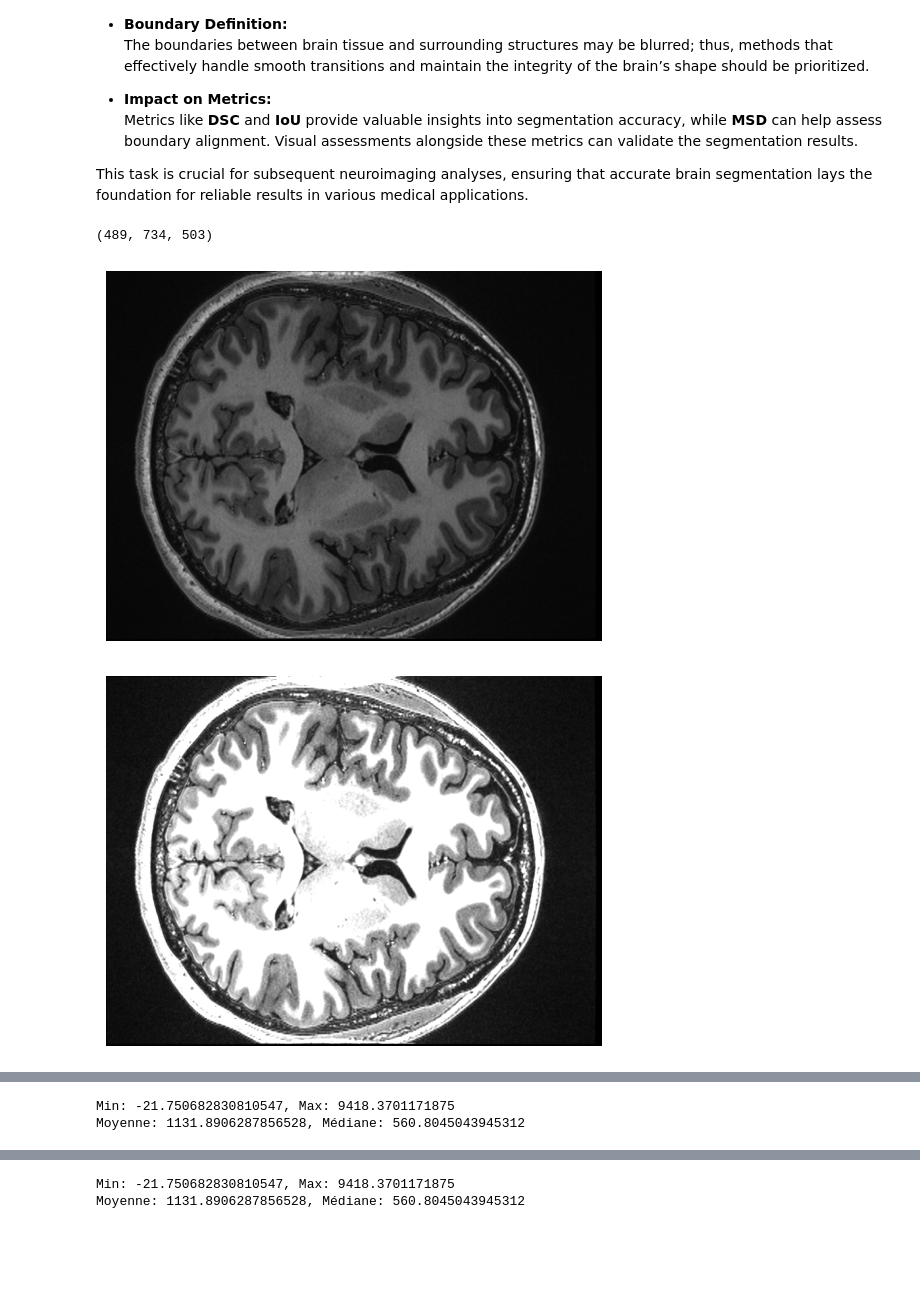
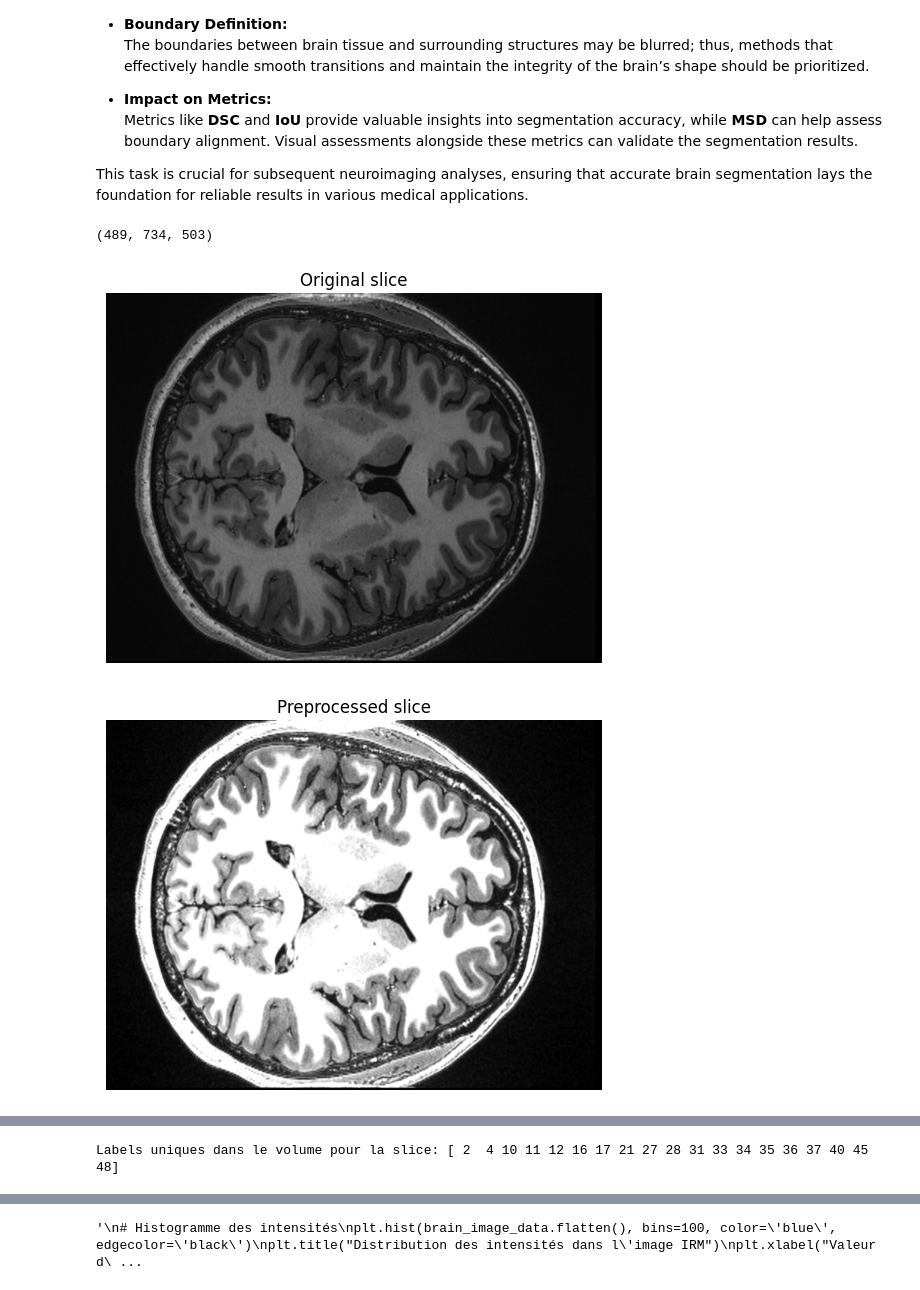
Before and after one commit to liseregn/INFO-H500, a Jupyter notebook: TP5/TP5_Medical_Image_Segmentation.ipynb, the cells around one changed output, grey strips where cells are left out. Drawn from its saved outputs; the diff is of its cells as text; code cells hidden in the pictures; blank space fills up the shorter version.

```diff
--- a/TP5/TP5_Medical_Image_Segmentation.ipynb
+++ b/TP5/TP5_Medical_Image_Segmentation.ipynb
@@ -678,47 +684,93 @@ slice_index = brain_image_data.shape[2] // 2
 print(brain_image_data.shape)
 
 """Image preprocessing"""
-
-
 # Display the slice
 plt.imshow(brain_image_data[:,:,slice_index], cmap='gray', aspect='auto')
+plt.title("Original slice")
 plt.axis('off')
 plt.show()
 
 #Range windowing
 brain_window = np.clip(brain_image_data, 200, 2500)
 
 # Normalize the windowed volume to [0, 1] for better thresholding
 n_brain_volume = (brain_window - brain_window.min()) / (brain_window.max() - brain_window.min())
+n_brain_volume = filters.gaussian(n_brain_volume, sigma = 0.5)
 
 plt.imshow(n_brain_volume[:,:,slice_index], cmap='gray', aspect='auto')
+plt.title("Preprocessed slice")
 plt.axis('off')
 plt.show()
 
 # Apply Otsu's thresholding on the normalized volume
 from skimage.filters import threshold_otsu
 threshold = threshold_otsu(n_brain_volume)
 binary_volume = n_brain_volume > threshold
 
 plt.imshow(binary_volume[:,:,slice_index], cmap='gray', aspect='auto')
+plt.title("Otsu tresholded slice")
 plt.axis('off')
 plt.show()
-print(f"Min: {brain_image_data.min()}, Max: {brain_image_data.max()}")
-print(f"Moyenne: {brain_image_data.mean()}, Médiane: {np.median(brain_image_data)}")
 
-import matplotlib.pyplot as plt
 
+#Region-based 1
+watershed_volume = np.zeros_like(binary_volume)
+edges = canny(binary_volume[:, :, slice_index])
+distance = ndi.distance_transform_edt(~edges) #retourne la distance de chaque pixel avec spn bord le plus proche
+markers = ndi.label(distance > 5)[0] #marqueurs = pixels avec une d>5 ([0] donne le tableau de labels)
+watershed_slice = watershed(-distance, markers, mask=binary_volume[:, :, slice_index]) #dist nég car watershed remplit les regions de la valeur la + basse a la valeur la + haute, donc meilleur résultat si on inverse
+watershed_volume[:, :, slice_index] = watershed_slice
+
+plt.imshow(watershed_slice, cmap='gray', aspect='auto')
+plt.title("First try of watershed")
+plt.axis('off')
+plt.show()
+#Certaines zones sont exclues, il faut faire une dilation pour les récupérer
+
+#Morphological operation
+eroded_brain_volume = binary_dilation(binary_volume,generate_binary_structure(3, 2))
+
+#Region-based 2
+watershed_volume2 = np.zeros_like(eroded_brain_volume)
+edges2 = canny(eroded_brain_volume[:, :, slice_index])
+distance2 = ndi.distance_transform_edt(~edges2) #retourne la distance de chaque pixel avec spn bord le plus proche
+markers2 = ndi.label(distance2 > 5)[0] #marqueurs = pixels avec une d>5 ([0] donne le tableau de labels)
+watershed_slice2 = watershed(-distance2, markers2, mask=eroded_brain_volume[:, :, slice_index]) #dist nég car watershed remplit les regions de la valeur la + basse a la valeur la + haute, donc meilleur résultat si on inverse
+watershed_volume2[:, :, slice_index] = watershed_slice2
+
+
+plt.imshow(watershed_slice2,cmap='gray', aspect='auto')
+plt.title("Second try of watershed")
+plt.axis('off')
+plt.show()
+
+
+#Label identification
+labels, counts = np.unique(watershed_slice2, return_counts=True)
+# Ignorer le label 0 (arrière-plan)
+labels, counts = labels[1:], counts[1:]
+# Trouver le label ayant le plus grand nombre de pixels
+largest_label = labels[np.argmax(counts)]
+print("Labels uniques dans le volume pour la slice:", labels)
+#Mask creation
+mask = (watershed_slice2 == largest_label)
+
+masked_image = brain_image_data[:,:,slice_index] * mask
+
+plt.imshow(masked_image,cmap='gray', aspect='auto')
+plt.title("Skull stripping brain result")
+plt.axis('off')
+plt.show()
+
+"""
 # Histogramme des intensités
 plt.hist(brain_image_data.flatten(), bins=100, color='blue',  edgecolor='black')
 plt.title("Distribution des intensités dans l'image IRM")
 plt.xlabel("Valeur d'intensité")
 plt.ylabel("Nombre de voxels")
 plt.show()
-
-# Vérification des statistiques de l'image
-print(f"Min: {brain_image_data.min()}, Max: {brain_image_data.max()}")
-print(f"Moyenne: {brain_image_data.mean()}, Médiane: {np.median(brain_image_data)}")
+"""
 # %% [output]
 (489, 734, 503)
-[figure, old version]
+[figure, new version]
-[figure, old version]
+[figure, new version]
@@ -726,2 +780 @@ print(f"Moyenne: {brain_image_data.mean()}, Médiane: {np.median(brain_image_dat
-Min: -21.750682830810547, Max: 9418.3701171875
-Moyenne: 1131.8906287856528, Médiane: 560.8045043945312
+Labels uniques dans le volume pour la slice: [ 2  4 10 11 12 16 17 21 27 28 31 33 34 35 36 37 40 45 48]
@@ -729,2 +782 @@ Moyenne: 1131.8906287856528, Médiane: 560.8045043945312
-Min: -21.750682830810547, Max: 9418.3701171875
-Moyenne: 1131.8906287856528, Médiane: 560.8045043945312
+'\n# Histogramme des intensités\nplt.hist(brain_image_data.flatten(), bins=100, color=\'blue\',  edgecolor=\'black\')\nplt.title("Distribution des intensités dans l\'image IRM")\nplt.xlabel("Valeur d\ ...
```
Also changed, not shown: parts of 2 cells of this notebook.
